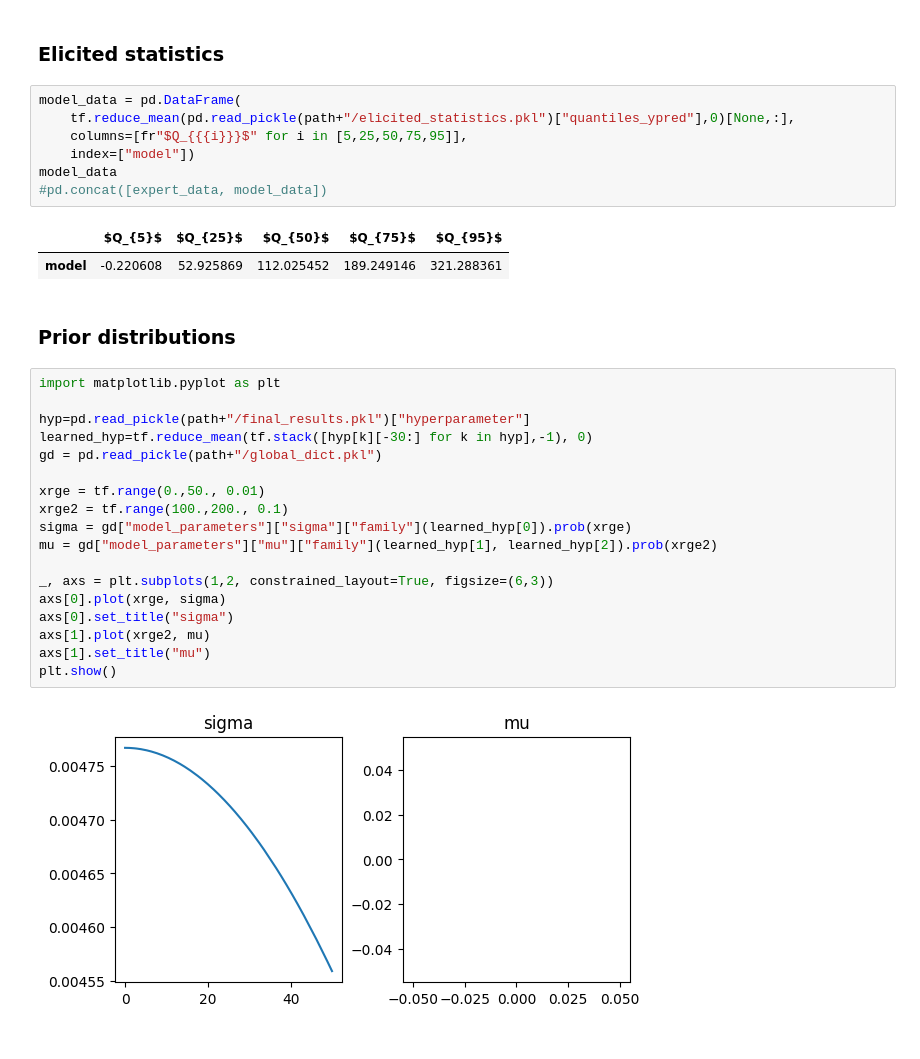
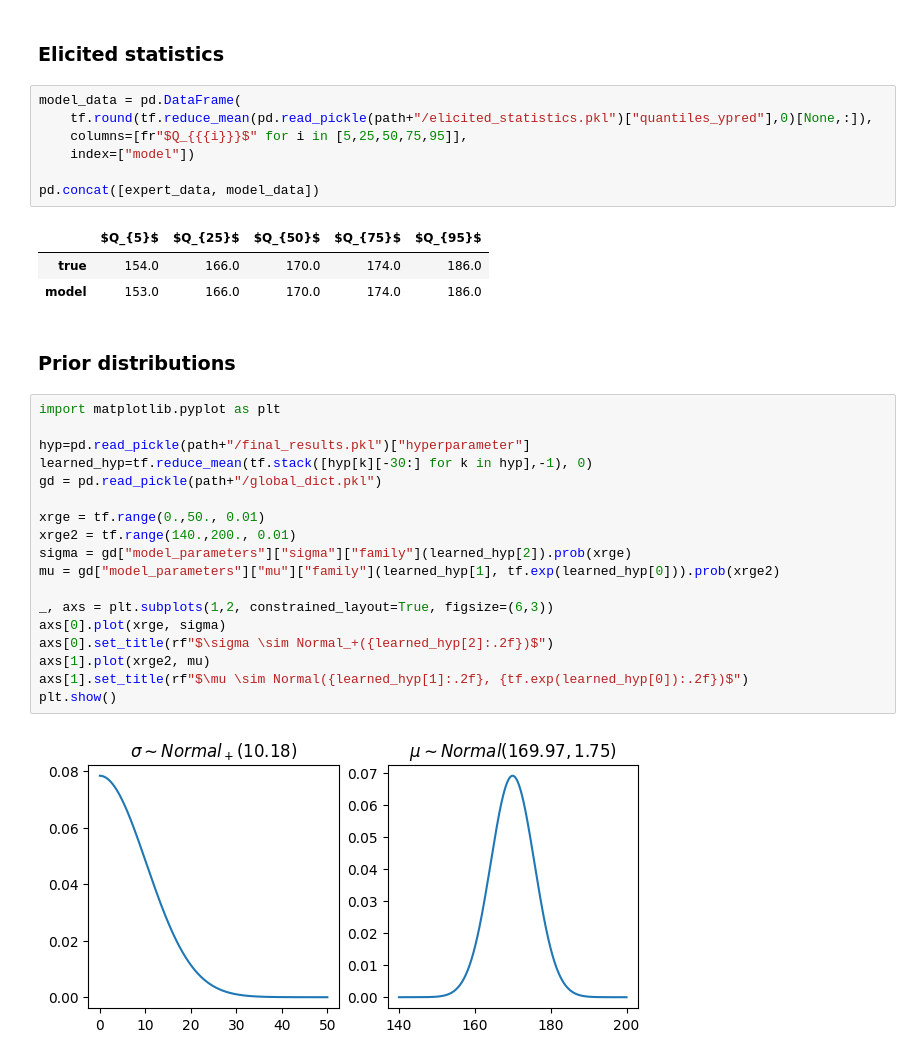
Before and after one commit to florence-bockting/prior_elicitation, a Jupyter notebook: docs/source/notebooks/toy_parametric_prior.ipynb, the cells around one changed output. Drawn from its saved outputs; the diff is of its cells as text.

```diff
--- a/docs/source/notebooks/toy_parametric_prior.ipynb
+++ b/docs/source/notebooks/toy_parametric_prior.ipynb
@@ -175,33 +153,34 @@ func.plot_convergence(path)
 ### Elicited statistics
 # %%
 model_data = pd.DataFrame(
-    tf.reduce_mean(pd.read_pickle(path+"/elicited_statistics.pkl")["quantiles_ypred"],0)[None,:],
+    tf.round(tf.reduce_mean(pd.read_pickle(path+"/elicited_statistics.pkl")["quantiles_ypred"],0)[None,:]),
     columns=[fr"$Q_{{{i}}}$" for i in [5,25,50,75,95]],
     index=["model"])
-model_data
-#pd.concat([expert_data, model_data])
+
+pd.concat([expert_data, model_data])
 # %% [output]
 |  | $Q_{5}$ | $Q_{25}$ | $Q_{50}$ | $Q_{75}$ | $Q_{95}$ |
-| model | -0.220608 | 52.925869 | 112.025452 | 189.249146 | 321.288361 |
+| true | 154.0 | 166.0 | 170.0 | 174.0 | 186.0 |
+| model | 153.0 | 166.0 | 170.0 | 174.0 | 186.0 |
 # %% [markdown]
 ### Prior distributions
 # %%
 import matplotlib.pyplot as plt
 
 hyp=pd.read_pickle(path+"/final_results.pkl")["hyperparameter"]
 learned_hyp=tf.reduce_mean(tf.stack([hyp[k][-30:] for k in hyp],-1), 0)
 gd = pd.read_pickle(path+"/global_dict.pkl")
 
 xrge = tf.range(0.,50., 0.01)
-xrge2 = tf.range(100.,200., 0.1)
-sigma = gd["model_parameters"]["sigma"]["family"](learned_hyp[0]).prob(xrge)
-mu = gd["model_parameters"]["mu"]["family"](learned_hyp[1], learned_hyp[2]).prob(xrge2)
+xrge2 = tf.range(140.,200., 0.01)
+sigma = gd["model_parameters"]["sigma"]["family"](learned_hyp[2]).prob(xrge)
+mu = gd["model_parameters"]["mu"]["family"](learned_hyp[1], tf.exp(learned_hyp[0])).prob(xrge2)
 
 _, axs = plt.subplots(1,2, constrained_layout=True, figsize=(6,3))
 axs[0].plot(xrge, sigma)
-axs[0].set_title("sigma")
+axs[0].set_title(rf"$\sigma \sim Normal_+({learned_hyp[2]:.2f})$")
 axs[1].plot(xrge2, mu)
-axs[1].set_title("mu")
+axs[1].set_title(rf"$\mu \sim Normal({learned_hyp[1]:.2f}, {tf.exp(learned_hyp[0]):.2f})$")
 plt.show()
 # %% [output]
-[figure, old version]
+[figure, new version]
```
Also changed, not shown: parts of 5 cells of this notebook, 2 other files.
